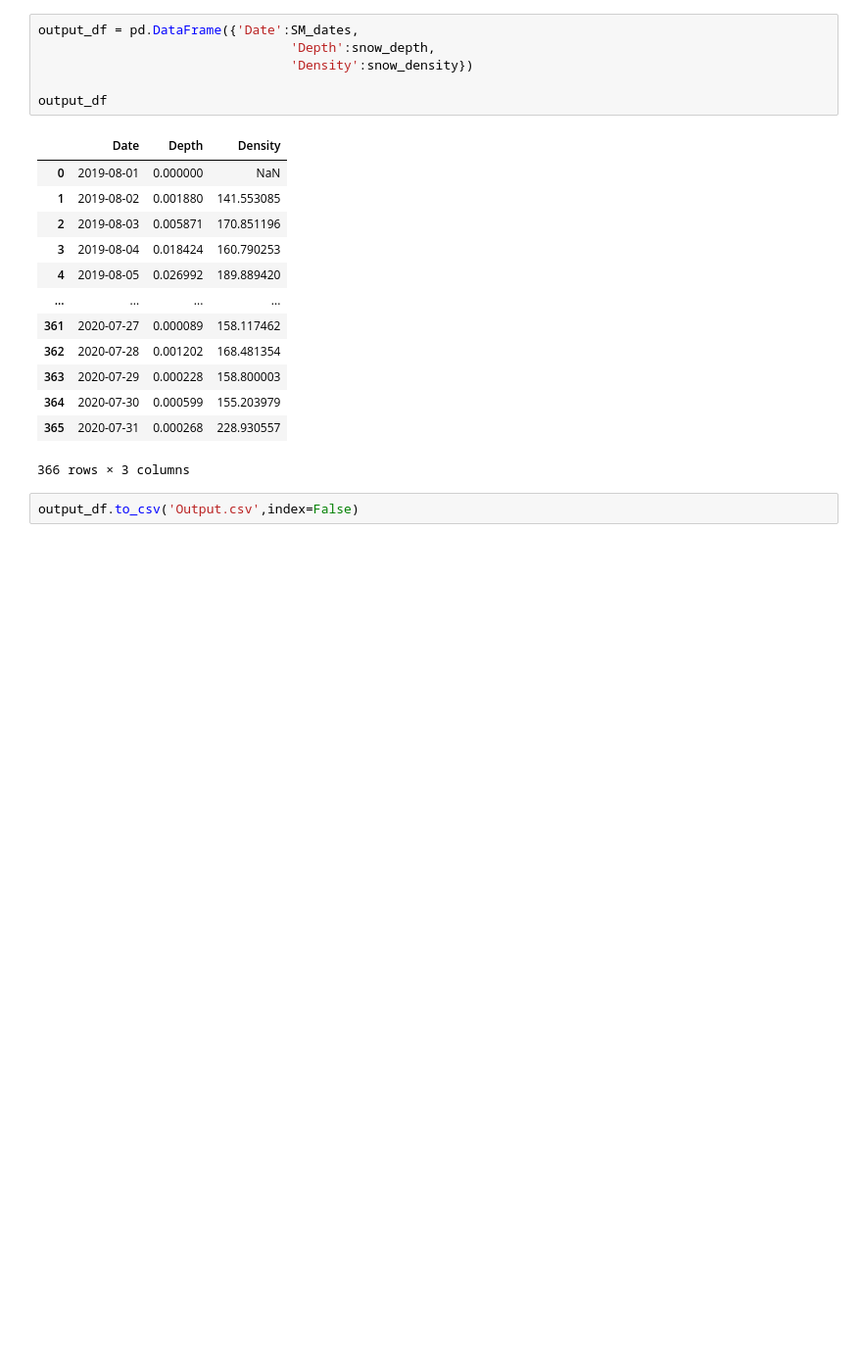
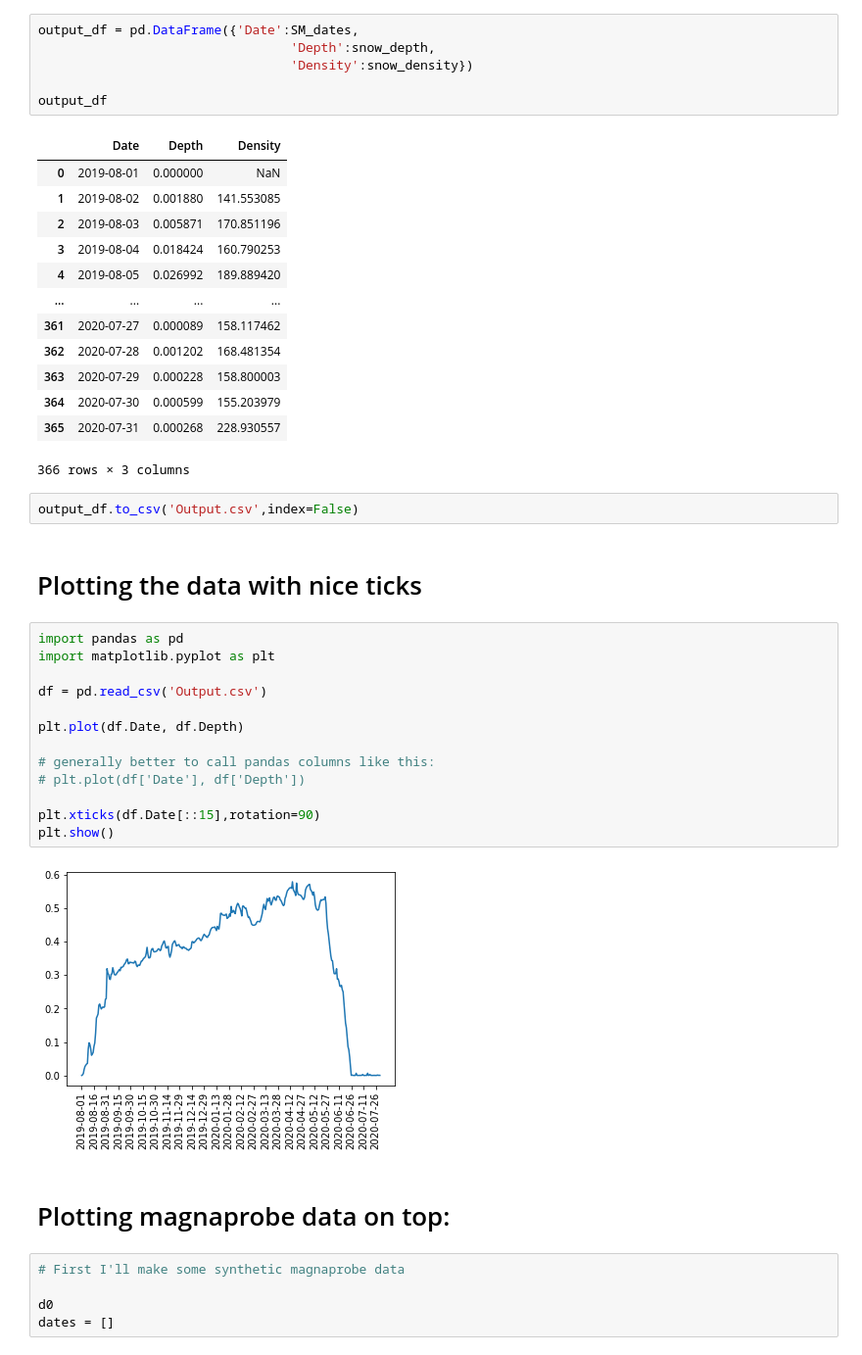
Before and after one commit to robbiemallett/SnowModel_nearest_Polarstern, a Jupyter notebook: find_parcel.ipynb, the cells around one changed output. Shown: that part at 98% size. Saved outputs shown, nothing was run; the diff lists cells and outputs as text; blank space fills up the shorter version.

```diff
--- a/find_parcel.ipynb
+++ b/find_parcel.ipynb
@@ -271,3 +271,27 @@ output_df
 366 rows × 3 columns
 # %%
 output_df.to_csv('Output.csv',index=False)
+# %% [markdown]
+# Plotting the data with nice ticks
+# %%
+import pandas as pd
+import matplotlib.pyplot as plt
+
+df = pd.read_csv('Output.csv')
+
+plt.plot(df.Date, df.Depth)
+
+# generally better to call pandas columns like this:
+# plt.plot(df['Date'], df['Depth'])
+
+plt.xticks(df.Date[::15],rotation=90)
+plt.show()
+# %% [output]
+[figure, added]
+# %% [markdown]
+# Plotting magnaprobe data on top:
+# %%
+# First I'll make some synthetic magnaprobe data
+
+d0
+dates = []
```
Also changed, not shown: parts of 2 cells of this notebook, 1 other file.
